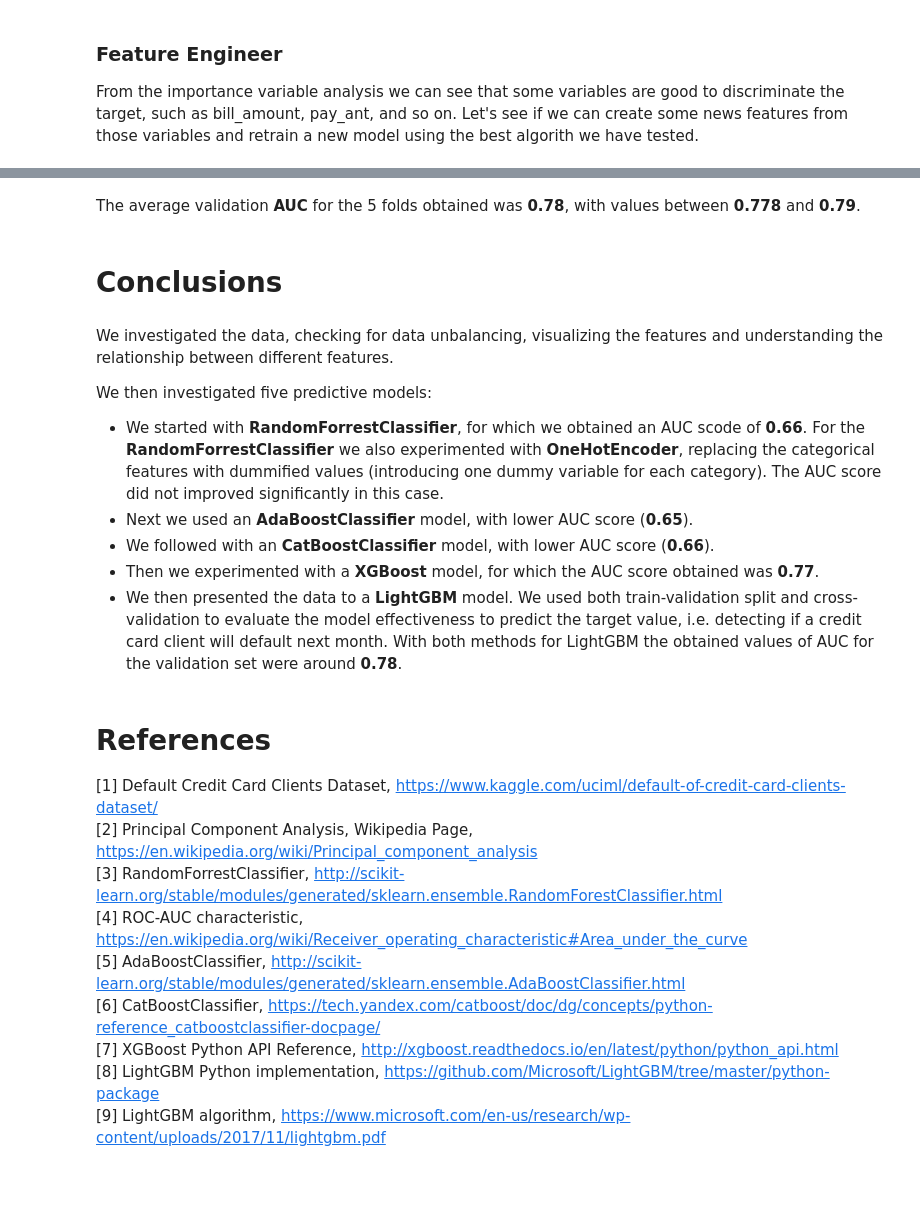
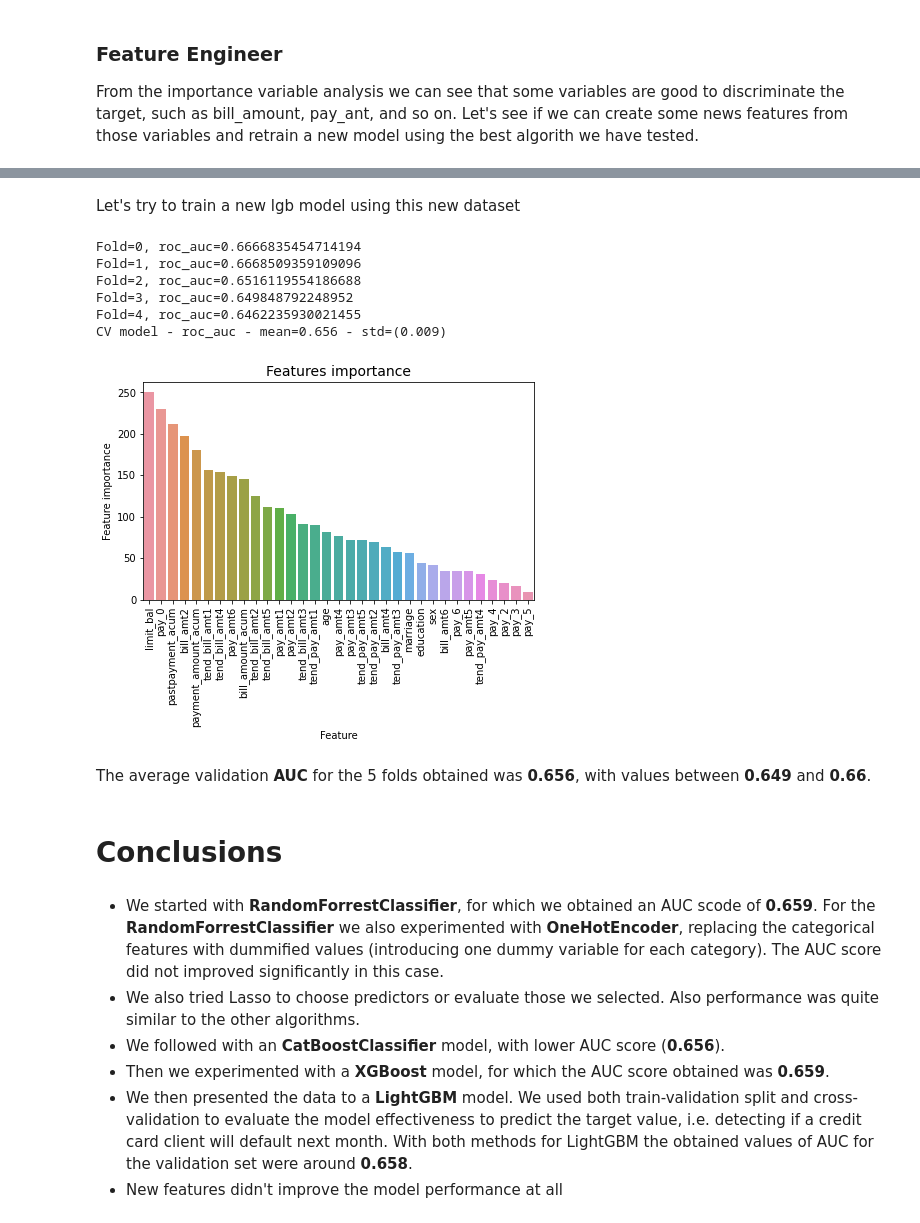
Before and after one commit to Guillin/credit_card, a Jupyter notebook: train_models.ipynb, the cells around one changed output, grey strips where cells are left out. Drawn from its saved outputs; the diff is of its cells as text; code cells hidden in the pictures; blank space fills up the shorter version.

```diff
--- a/train_models.ipynb
+++ b/train_models.ipynb
@@ -731,4 +662,4 @@ pay_amount_tend_df.columns = ['tend_pay_amt6', 'tend_pay_amt5', 'tend_pay_amt4',
 
 pay_amount_tend_df.drop("tend_pay_amt6", axis=1, inplace=True)
 
-#data_df = data_df.join(pay_amount_tend_df)
+data_df = data_df.join(pay_amount_tend_df)
@@ -750,0 +666,11 @@ pay_amount_tend_df
+# %%
+predictors = [
+    'limit_bal', 'sex', 'education', 'marriage', 'age',
+    'pay_0','pay_2','pay_3','pay_4','pay_5','pay_6', 'bill_amt2',
+    'bill_amt4', 'bill_amt6', 'pay_amt1', 'pay_amt2',
+    'pay_amt3', 'pay_amt4', 'pay_amt5', 'pay_amt6',
+    'pastpayment_acum', 'bill_amount_acum', 'tend_bill_amt5',
+    'tend_bill_amt4', 'tend_bill_amt3', 'tend_bill_amt2', 'tend_bill_amt1',
+    'payment_amount_acum', 'tend_pay_amt5', 'tend_pay_amt4',
+    'tend_pay_amt3', 'tend_pay_amt2', 'tend_pay_amt1'
+    ]
@@ -751,26 +693,41 @@ pay_amount_tend_df
+# %% [markdown]
+Let's try to train a new lgb model using this new dataset
+# %%
+clf = lgb.LGBMClassifier(n_estimators=500, max_depth=5,
+                          verbose=-1,
+                          learning_rate=0.03, reg_lambda=50,
+                          min_child_samples=2400,
+                          num_leaves=95,
+                          max_bins=511, random_state=47,  n_jobs=-1)
+# %%
+clf_models = train_cv(clf, data_df[predictors + ['kfold',LABEL]], 'roc_auc')
+# %% [output]
+Fold=0, roc_auc=0.6666835454714194
+Fold=1, roc_auc=0.6668509359109096
+Fold=2, roc_auc=0.6516119554186688
+Fold=3, roc_auc=0.649848792248952
+Fold=4, roc_auc=0.6462235930021455
+CV model - roc_auc - mean=0.656 - std=(0.009)
+# %%
+tmp = pd.DataFrame({'Feature': predictors, 'Feature importance': np.mean([clf.feature_importances_ for clf in clf_models], axis=0)})
+tmp = tmp.sort_values(by='Feature importance',ascending=False)
+plt.figure(figsize = (7,4))
+plt.title('Features importance',fontsize=14)
+s = sns.barplot(x='Feature',y='Feature importance',data=tmp)
+s.set_xticklabels(s.get_xticklabels(),rotation=90)
+plt.show()
+# %% [output]
+[figure, added]
 # %% [markdown]
-The average validation **AUC** for the 5 folds obtained was **0.78**, with values between **0.778** and **0.79**.
+The average validation **AUC** for the 5 folds obtained was **0.656**, with values between **0.649** and **0.66**.
 # %% [markdown]
 # <a id="7">Conclusions</a>
 # %% [markdown]
-We investigated the data, checking for data unbalancing, visualizing the features and understanding the relationship between different features.
 
-We then investigated five predictive models:
-* We started with **RandomForrestClassifier**, for which we obtained an AUC scode of **0.66**.
+* We started with **RandomForrestClassifier**, for which we obtained an AUC scode of **0.659**.
    For the **RandomForrestClassifier** we also experimented with **OneHotEncoder**, replacing the categorical features with dummified values (introducing one dummy variable for each category). The AUC score did not improved significantly in this case.
-* Next we used  an **AdaBoostClassifier** model, with lower AUC score (**0.65**).
-* We followed with an **CatBoostClassifier** model, with lower AUC score (**0.66**).
-* Then we experimented with a **XGBoost** model, for which the AUC score obtained was **0.77**.
-* We then presented the data to a **LightGBM** model. We used both train-validation split and cross-validation to evaluate the model effectiveness to predict the target value, i.e. detecting if a credit card client  will default next month. With both methods for LightGBM the obtained values of AUC for the validation set were around **0.78**.
+* We also tried Lasso to choose predictors or evaluate those we selected. Also performance was quite similar to the other algorithms.
+* We followed with an **CatBoostClassifier** model, with lower AUC score (**0.656**).
+* Then we experimented with a **XGBoost** model, for which the AUC score obtained was **0.659**.
+* We then presented the data to a **LightGBM** model. We used both train-validation split and cross-validation to evaluate the model effectiveness to predict the target value, i.e. detecting if a credit card client  will default next month. With both methods for LightGBM the obtained values of AUC for the validation set were around **0.658**.
+* New features didn't improve the model performance at all
-# %% [markdown]
-# <a id="8">References</a>
-
-[1] Default Credit Card Clients Dataset,  https://www.kaggle.com/uciml/default-of-credit-card-clients-dataset/
-[2] Principal Component Analysis, Wikipedia Page, https://en.wikipedia.org/wiki/Principal_component_analysis
-[3] RandomForrestClassifier, http://scikit-learn.org/stable/modules/generated/sklearn.ensemble.RandomForestClassifier.html
-[4] ROC-AUC characteristic, https://en.wikipedia.org/wiki/Receiver_operating_characteristic#Area_under_the_curve
-[5] AdaBoostClassifier, http://scikit-learn.org/stable/modules/generated/sklearn.ensemble.AdaBoostClassifier.html
-[6] CatBoostClassifier, https://tech.yandex.com/catboost/doc/dg/concepts/python-reference_catboostclassifier-docpage/
-[7] XGBoost Python API Reference, http://xgboost.readthedocs.io/en/latest/python/python_api.html
-[8] LightGBM Python implementation, https://github.com/Microsoft/LightGBM/tree/master/python-package
-[9] LightGBM algorithm, https://www.microsoft.com/en-us/research/wp-content/uploads/2017/11/lightgbm.pdf
```
Also changed, not shown: parts of 34 cells of this notebook.
